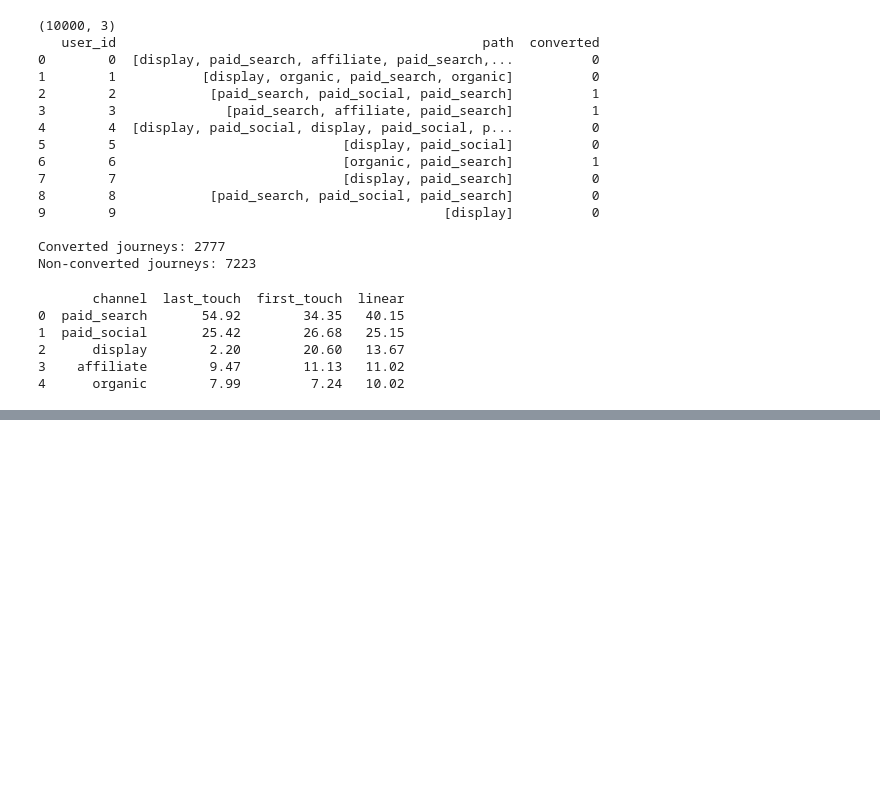
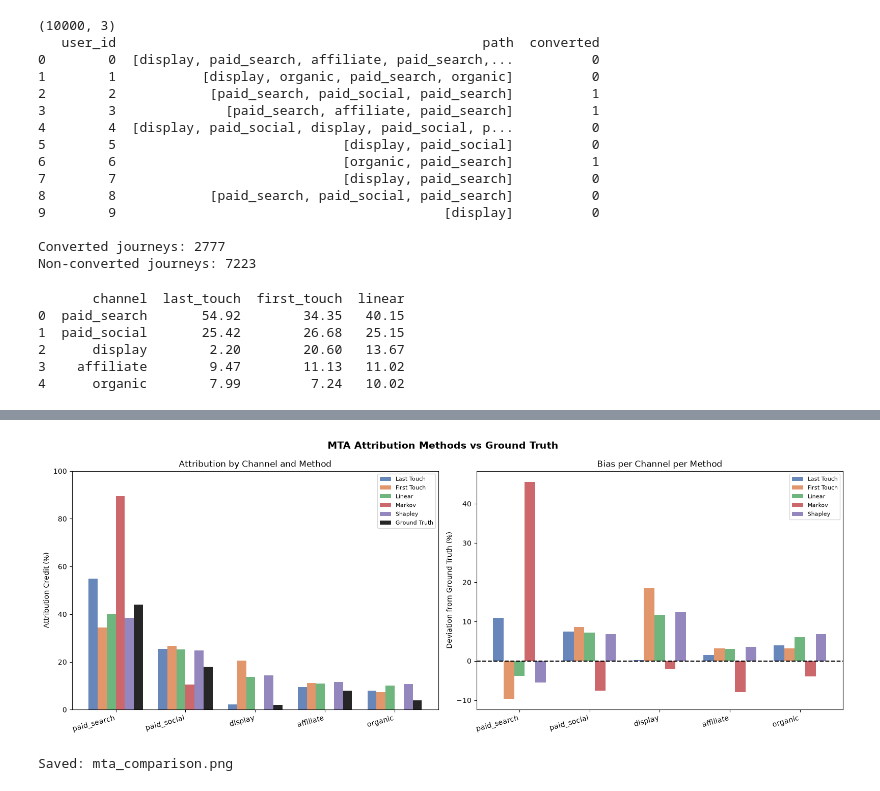
Before and after one commit to de-lazurenko/marketing_measurement_triangulation, a Jupyter notebook: notebooks/02_mta.ipynb, the cells around one changed output, grey strips where cells are left out. Cells and saved outputs as stored; diff of their text form; code cells hidden in the pictures; blank space fills up the shorter version.

Commit message:
feat: complete MTA analysis - baseline, Markov Chain, Shapley Value

```diff
--- a/notebooks/02_mta.ipynb
+++ b/notebooks/02_mta.ipynb
@@ -233,0 +317,19 @@ Markov Chain Attribution:
+# %%
+# ── Comparative Visualization ─────────────────────────────────────────────────
+
+# Combine all results into one dataframe
+df_results = df_baseline.copy()
+df_results = df_results.merge(df_markov, on='channel')
+df_results = df_results.merge(df_shapley, on='channel')
+
+# Add ground truth for reference
+ground_truth = {
+    'paid_search': 44.0,
+    'paid_social': 18.0,
+    'display':     2.0,
+    'affiliate':   8.0,
+    'organic':     4.0
+}
+df_results['ground_truth'] = df_results['channel'].map(ground_truth)
+
+print(df_results.round(2))
@@ -233,0 +343,55 @@ Markov Chain Attribution:
+# %%
+# ── Plot: All MTA methods vs Ground Truth ─────────────────────────────────────
+
+fig, axes = plt.subplots(1, 2, figsize=(16, 6))
+fig.suptitle('MTA Attribution Methods vs Ground Truth', fontsize=14, fontweight='bold')
+
+# --- Chart 1: Grouped bar chart ---
+methods = ['last_touch', 'first_touch', 'linear', 'markov', 'shapley', 'ground_truth']
+labels  = ['Last Touch', 'First Touch', 'Linear', 'Markov', 'Shapley', 'Ground Truth']
+colors  = ['#4C72B0', '#DD8452', '#55A868', '#C44E52', '#8172B2', '#000000']
+
+x = np.arange(len(channels))
+width = 0.13
+
+ax1 = axes[0]
+for i, (method, label, color) in enumerate(zip(methods, labels, colors)):
+    offset = (i - len(methods) / 2) * width + width / 2
+    bars = ax1.bar(x + offset, df_results[method], width, label=label, color=color, alpha=0.85)
+
+ax1.set_xticks(x)
+ax1.set_xticklabels(df_results['channel'], rotation=15, ha='right')
+ax1.set_ylabel('Attribution Credit (%)')
+ax1.set_title('Attribution by Channel and Method')
+ax1.legend(loc='upper right', fontsize=8)
+ax1.set_ylim(0, 100)
+ax1.axhline(y=0, color='black', linewidth=0.5)
+
+# --- Chart 2: Deviation from Ground Truth ---
+ax2 = axes[1]
+method_cols   = ['last_touch', 'first_touch', 'linear', 'markov', 'shapley']
+method_labels = ['Last Touch', 'First Touch', 'Linear', 'Markov', 'Shapley']
+method_colors = ['#4C72B0', '#DD8452', '#55A868', '#C44E52', '#8172B2']
+
+x2 = np.arange(len(channels))
+width2 = 0.15
+
+for i, (method, label, color) in enumerate(zip(method_cols, method_labels, method_colors)):
+    deviation = df_results[method] - df_results['ground_truth']
+    offset = (i - len(method_cols) / 2) * width2 + width2 / 2
+    ax2.bar(x2 + offset, deviation, width2, label=label, color=color, alpha=0.85)
+
+ax2.set_xticks(x2)
+ax2.set_xticklabels(df_results['channel'], rotation=15, ha='right')
+ax2.set_ylabel('Deviation from Ground Truth (%)')
+ax2.set_title('Bias per Channel per Method')
+ax2.legend(loc='upper right', fontsize=8)
+ax2.axhline(y=0, color='black', linewidth=1.5, linestyle='--')
+
+plt.tight_layout()
+plt.savefig('../data/processed/mta_comparison.png', dpi=150, bbox_inches='tight')
+plt.show()
+print("Saved: mta_comparison.png")
+# %% [output]
+[figure, added]
+Saved: mta_comparison.png
```
Also changed, not shown: parts of 3 cells of this notebook, 3 other files.
